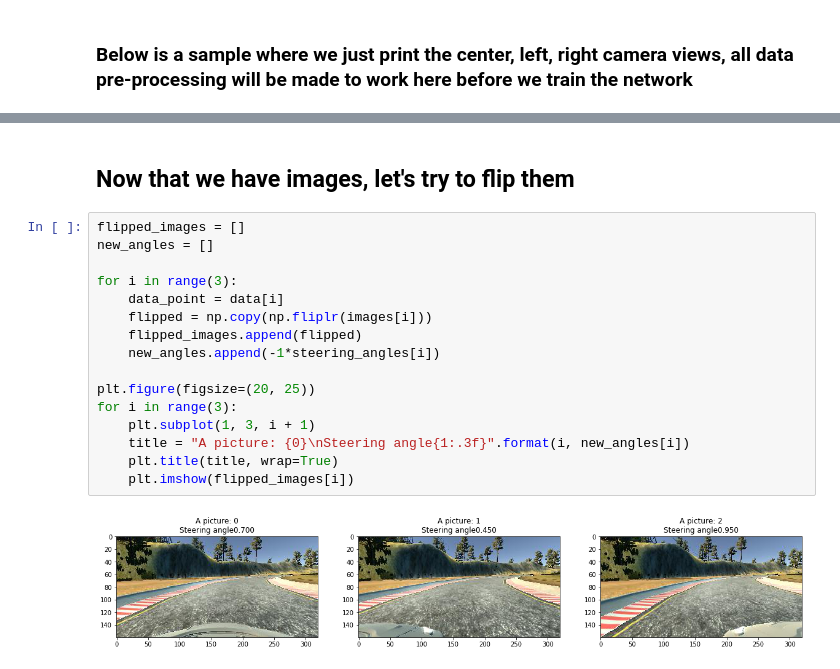
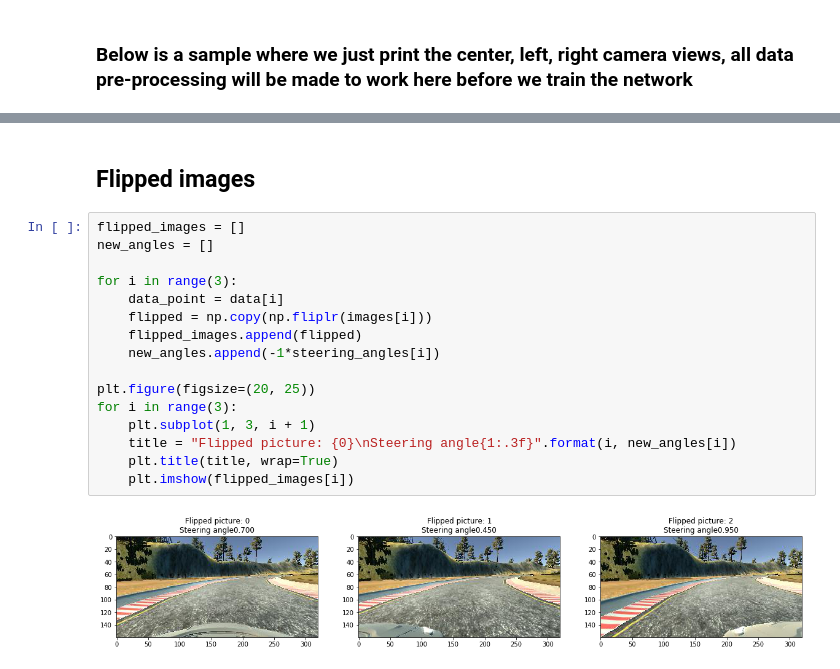
Before and after one commit to leclair-7/CarND-Behavioral-Cloning-P3, a Jupyter notebook: Preprocessing-Concepts.ipynb, the cells around one changed output, grey strips where cells are left out. Saved outputs shown, nothing was run; the diff lists cells and outputs as text.

```diff
--- a/Preprocessing-Concepts.ipynb
+++ b/Preprocessing-Concepts.ipynb
@@ -43,20 +41,20 @@ for i in range(3):
-# %% [markdown]
-## Now that we have images, let's try to flip them
+# %% [markdown]
+## Flipped images
 # %%
 flipped_images = []
 new_angles = []
 
 for i in range(3):
     data_point = data[i]
     flipped = np.copy(np.fliplr(images[i]))
     flipped_images.append(flipped)
     new_angles.append(-1*steering_angles[i])
 
 plt.figure(figsize=(20, 25))
 for i in range(3):
     plt.subplot(1, 3, i + 1)
-    title = "A picture: {0}\nSteering angle{1:.3f}".format(i, new_angles[i])
+    title = "Flipped picture: {0}\nSteering angle{1:.3f}".format(i, new_angles[i])
     plt.title(title, wrap=True)
     plt.imshow(flipped_images[i])
 # %% [output]
-[figure, old version]
+[figure, new version]
```
Also changed, not shown: parts of 12 cells of this notebook.
